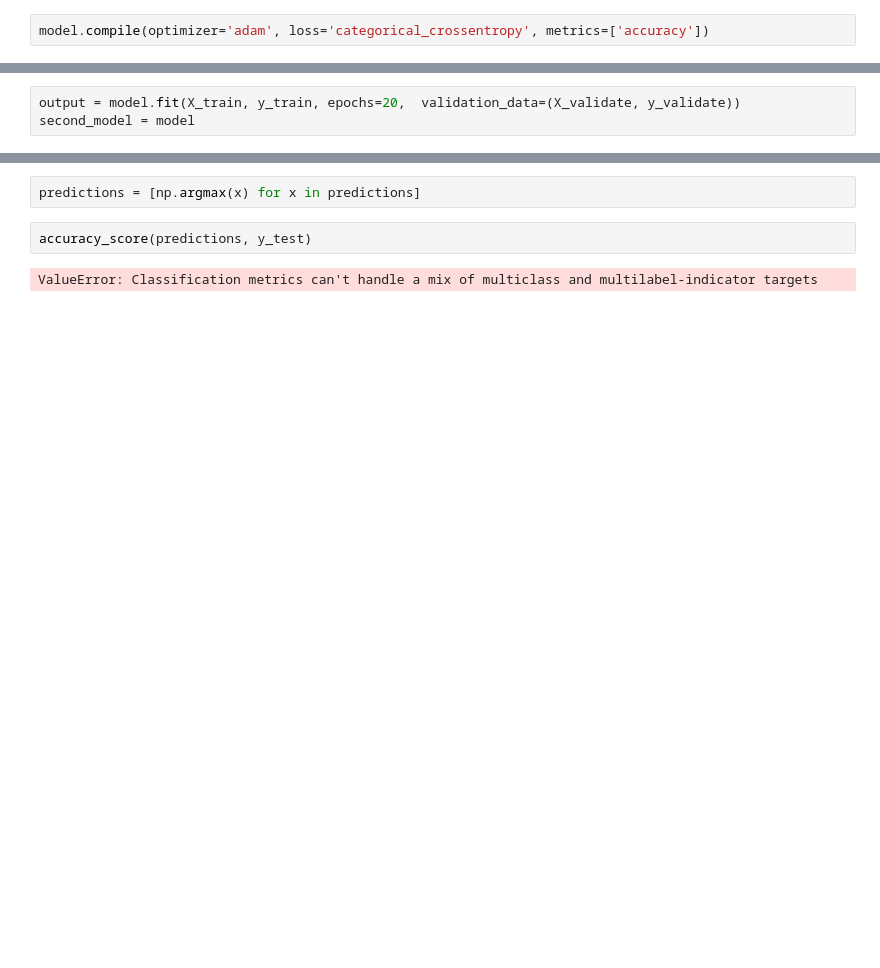
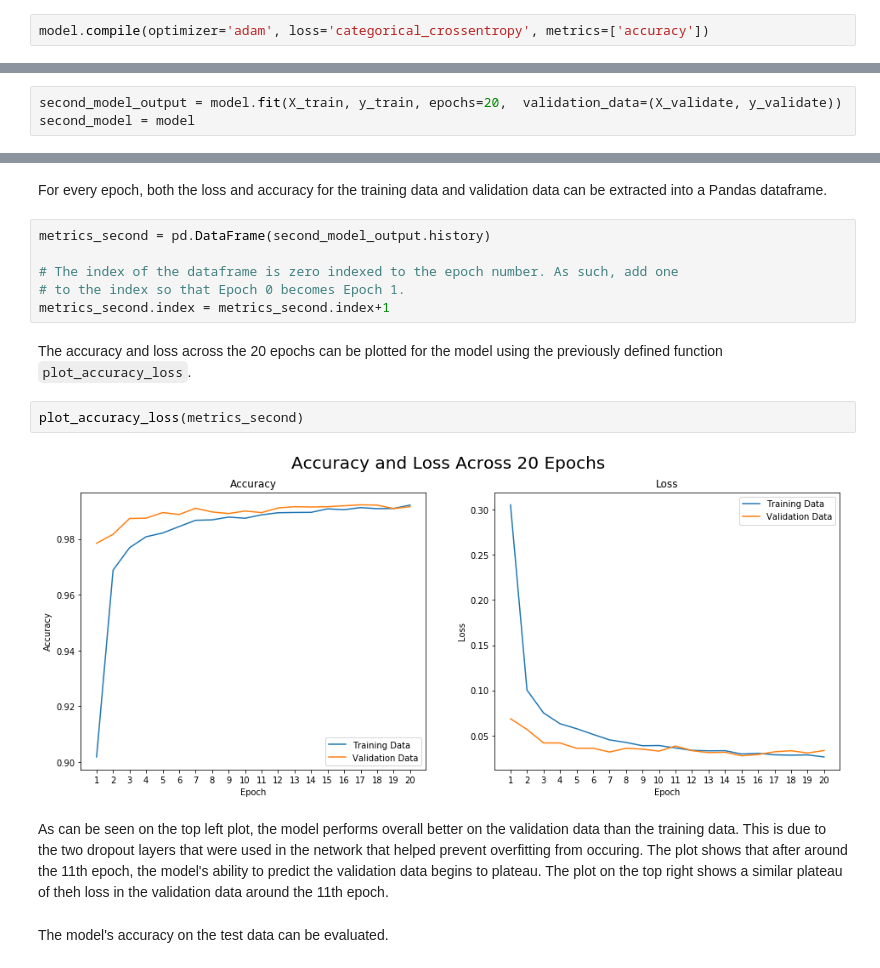
Before and after one commit to dmbentley/mnist, a Jupyter notebook: mnist.ipynb, the cells around one changed output, grey strips where cells are left out. Drawn from its saved outputs; the diff is of its cells as text; blank space fills up the shorter version.

```diff
--- a/mnist.ipynb
+++ b/mnist.ipynb
@@ -315,5 +379,5 @@ model.compile(optimizer='adam', loss='categorical_crossentropy', metrics=['accur
 # %%
-output = model.fit(X_train, y_train, epochs=20,  validation_data=(X_validate, y_validate))
+second_model_output = model.fit(X_train, y_train, epochs=20,  validation_data=(X_validate, y_validate))
 second_model = model
 # %% [output]
 Train on 51000 samples, validate on 9000 samples
@@ -338,9 +400,22 @@ predictions = second_model.predict(X_test)
-# %%
-predictions = [np.argmax(x) for x in predictions]
-# %%
-accuracy_score(predictions, y_test)
-# %% [output]
-ValueError: Classification metrics can't handle a mix of multiclass and multilabel-indicator targets
+# %% [markdown]
+For every epoch, both the loss and accuracy for the training data and validation data can be extracted into a Pandas dataframe.
+# %%
+metrics_second = pd.DataFrame(second_model_output.history)
+
+# The index of the dataframe is zero indexed to the epoch number. As such, add one
+# to the index so that Epoch 0 becomes Epoch 1.
+metrics_second.index = metrics_second.index+1
+# %% [markdown]
+The accuracy and loss across the 20 epochs can be plotted for the model using the previously defined function `plot_accuracy_loss`.
+# %%
+plot_accuracy_loss(metrics_second)
+# %% [output]
+[figure, added]
+# %% [markdown]
+As can be seen on the top left plot, the model performs overall better on the validation data than the training data. This is due to the two dropout layers that were used in the network that helped prevent overfitting from occuring. The plot shows that after around the 11th epoch, the model's ability to predict the validation data begins to plateau.
+The plot on the top right shows a similar plateau of theh loss in the validation data around the 11th epoch.
+# %% [markdown]
+The model's accuracy on the test data can be evaluated.
 # %%
 second_model.evaluate(X_test, y_test)
 # %% [output]
```
Also changed, not shown: parts of 37 cells of this notebook, 3 other files.
